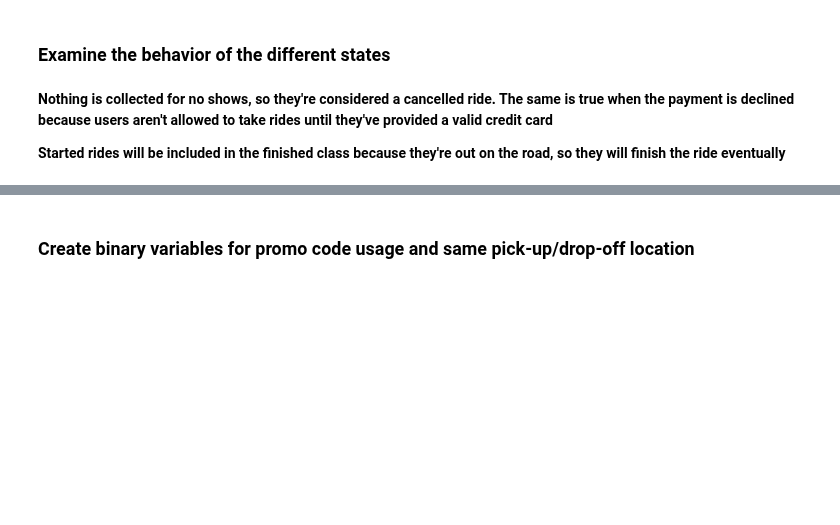
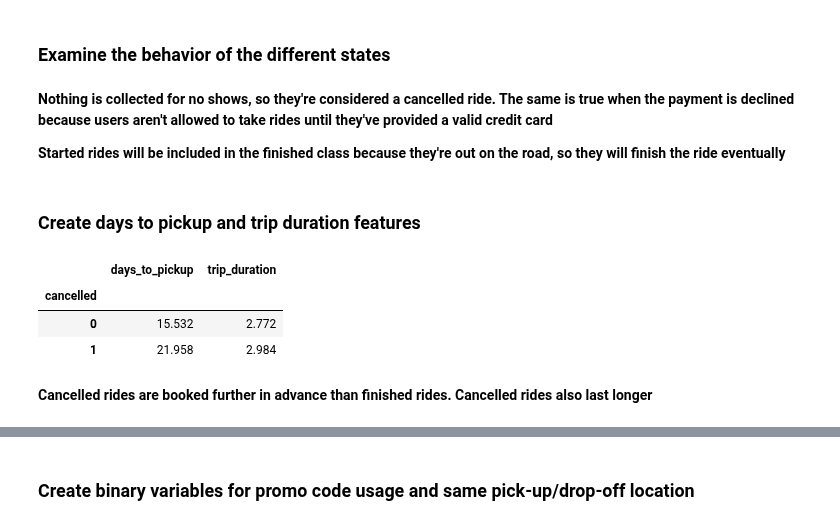
Before and after one commit to mengeling/silvercar-cancellation-predictor, a Jupyter notebook: EDA/EDA_reservations.ipynb, the cells around one changed output, grey strips where cells are left out. Drawn from its saved outputs; the diff is of its cells as text; code cells hidden in the pictures; blank space fills up the shorter version.

```diff
--- a/EDA/EDA_reservations.ipynb
+++ b/EDA/EDA_reservations.ipynb
@@ -45,10 +42,10 @@ df.head()
 # %% [markdown]
 ### Convert datetime features
 # %%
-df["pickup"] = EDA.get_datetime(df["pickup"])
-df["dropoff"] = EDA.get_datetime(df["dropoff"])
-df["created_at"] = EDA.get_datetime(df["created_at"])
-df["updated_at"] = EDA.get_datetime(df["updated_at"])
+df["pickup"] = get_datetime(df["pickup"])
+df["dropoff"] = get_datetime(df["dropoff"])
+df["created_at"] = get_datetime(df["created_at"])
+df["updated_at"] = get_datetime(df["updated_at"])
 # %%
 print(df["created_at"].min())
 print(df["created_at"].max())
@@ -141,3 +95,5 @@ df.shape
 df["cancelled"] = ((df["current_state"] != "finished") & (df["current_state"] != "started")).astype(int)
 # %%
 # df.groupby("cancelled").mean().T
+# %% [markdown]
+### Create days to pickup and trip duration features
@@ -143,0 +103,9 @@ df["cancelled"] = ((df["current_state"] != "finished") & (df["current_state"] !=
+# %%
+df.groupby("cancelled")[["days_to_pickup", "trip_duration"]].mean()
+# %% [output]
+|  | days_to_pickup | trip_duration |
+| cancelled |  |  |
+| 0 | 15.532 | 2.772 |
+| 1 | 21.958 | 2.984 |
+# %% [markdown]
+**Cancelled rides are booked further in advance than finished rides. Cancelled rides also last longer**
```
Also changed, not shown: parts of 27 cells of this notebook, 8 other files.
